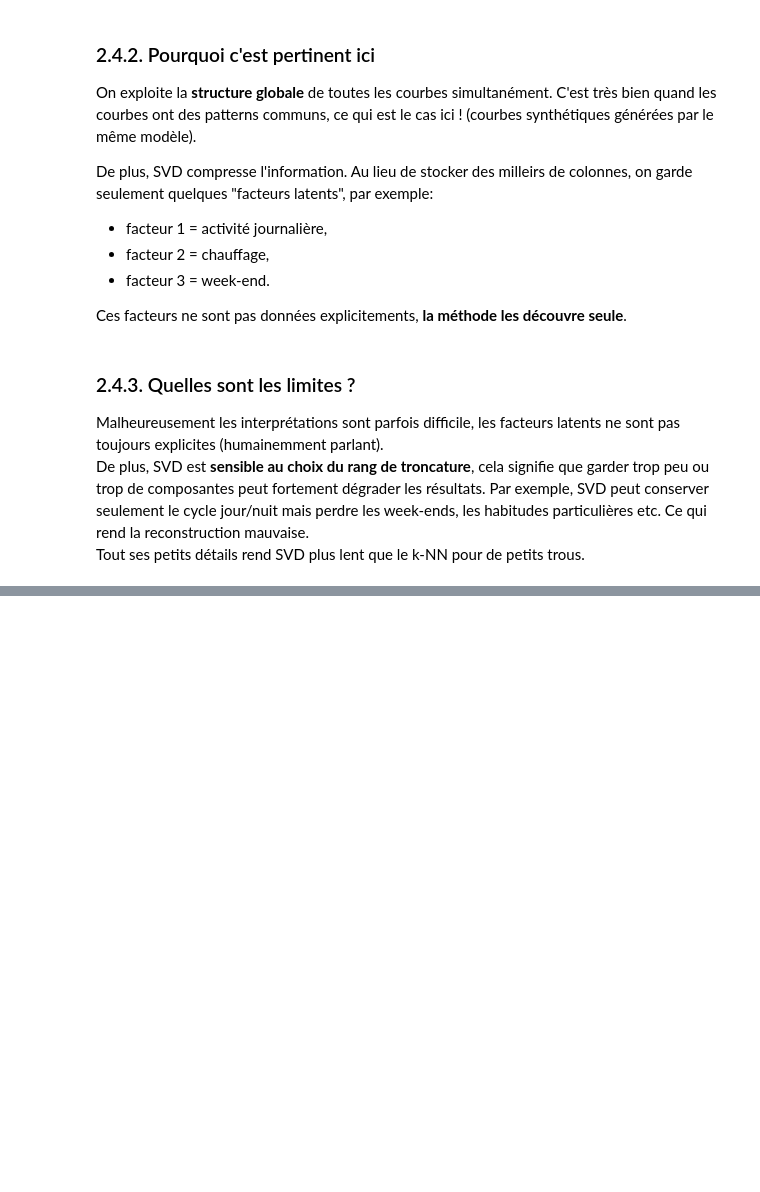
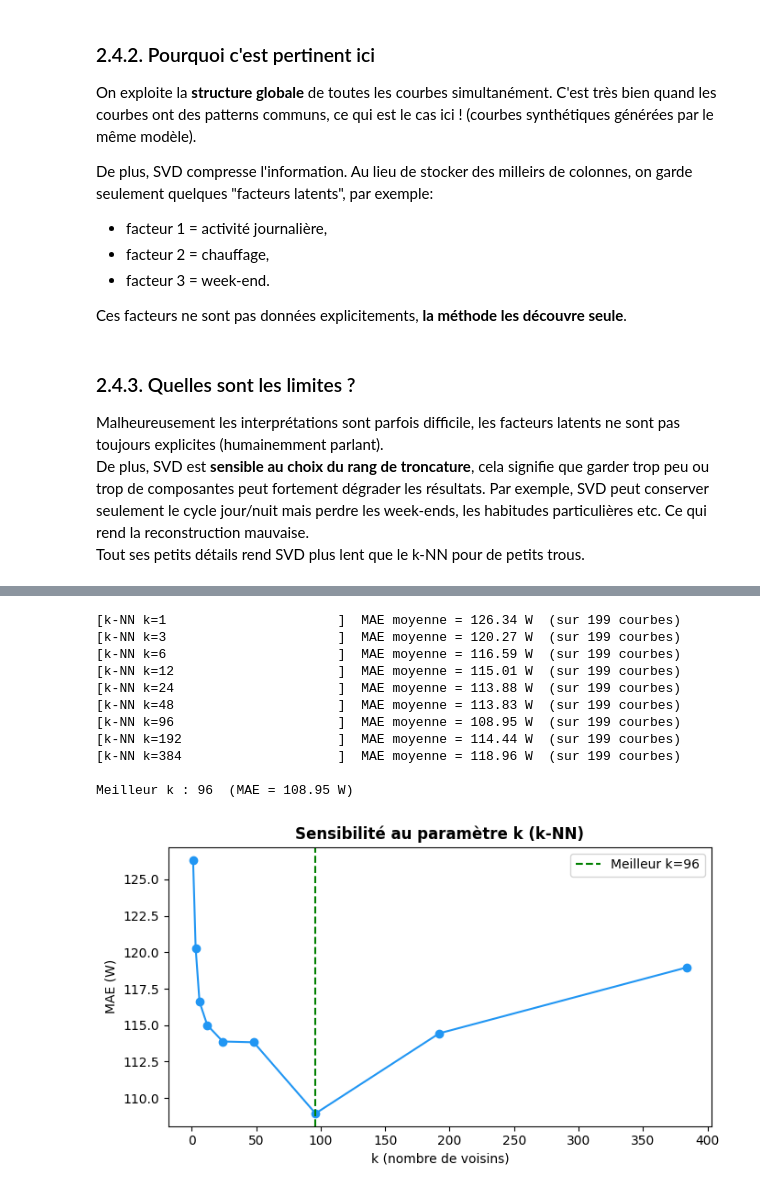
Before and after one commit to dempxl/ChallengeData-ENEDIS, a Jupyter notebook: notebook/notebook_LOGAN.ipynb, the cells around one changed output, grey strips where cells are left out. Drawn from its saved outputs; the diff is of its cells as text; code cells hidden in the pictures; blank space fills up the shorter version.

```diff
--- a/notebook/notebook_LOGAN.ipynb
+++ b/notebook/notebook_LOGAN.ipynb
@@ -668,0 +1143,40 @@ def impute_hybrid(holed_series, reference_df,
+# %%
+k_values = [1, 3, 6, 12, 24, 48, 96, 192, 384]
+knn_results = {}
+
+for k in k_values:
+    mae = evaluate_method(
+        impute_fn  = lambda s, **kw: impute_knn(s, X_complete, k=k),
+        X_holed_eval    = X_holed_eval,
+        y_train_eval    = y_train_eval,
+        holed_cols_eval = EVAL_COLS,
+        label      = f'k-NN k={k}'
+    )
+    knn_results[k] = mae
+
+best_k = min(knn_results, key=knn_results.get)
+print(f"\nMeilleur k : {best_k}  (MAE = {knn_results[best_k]:.2f} W)")
+
+# Visualisation
+fig, ax = plt.subplots(figsize=(7, 4))
+ax.plot(list(knn_results.keys()), list(knn_results.values()), marker='o', color='#2196F3')
+ax.axvline(best_k, color='green', linestyle='--', label=f'Meilleur k={best_k}')
+ax.set_xlabel('k (nombre de voisins)')
+ax.set_ylabel('MAE (W)')
+ax.set_title('Sensibilité au paramètre k (k-NN)', fontweight='bold')
+ax.legend()
+plt.tight_layout()
+plt.show()
+# %% [output]
+[k-NN k=1                      ]  MAE moyenne = 126.34 W  (sur 199 courbes)
+[k-NN k=3                      ]  MAE moyenne = 120.27 W  (sur 199 courbes)
+[k-NN k=6                      ]  MAE moyenne = 116.59 W  (sur 199 courbes)
+[k-NN k=12                     ]  MAE moyenne = 115.01 W  (sur 199 courbes)
+[k-NN k=24                     ]  MAE moyenne = 113.88 W  (sur 199 courbes)
+[k-NN k=48                     ]  MAE moyenne = 113.83 W  (sur 199 courbes)
+[k-NN k=96                     ]  MAE moyenne = 108.95 W  (sur 199 courbes)
+[k-NN k=192                    ]  MAE moyenne = 114.44 W  (sur 199 courbes)
+[k-NN k=384                    ]  MAE moyenne = 118.96 W  (sur 199 courbes)
+
+Meilleur k : 96  (MAE = 108.95 W)
+[figure, added]
```
Also changed, not shown: parts of 44 cells of this notebook, 4 other files.
